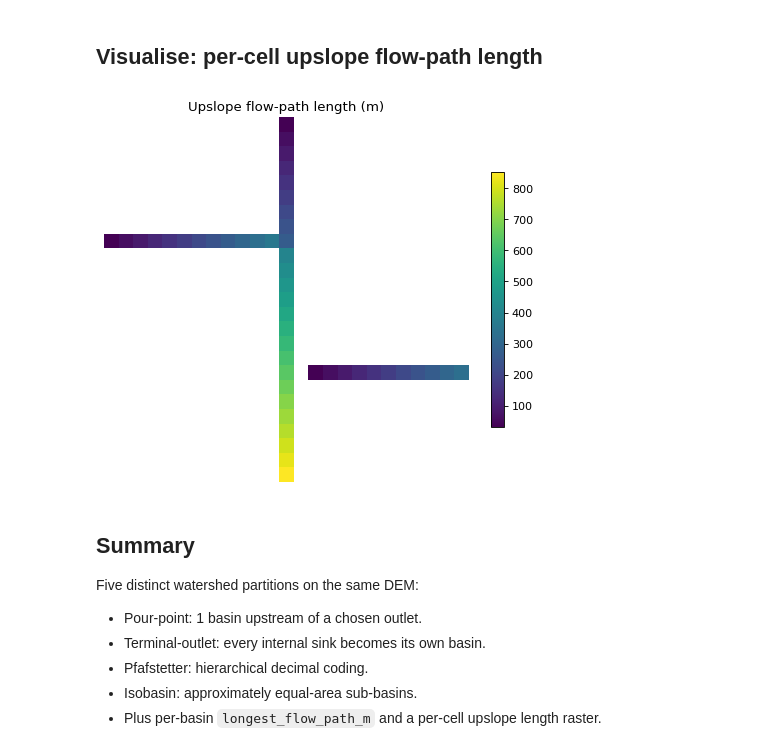
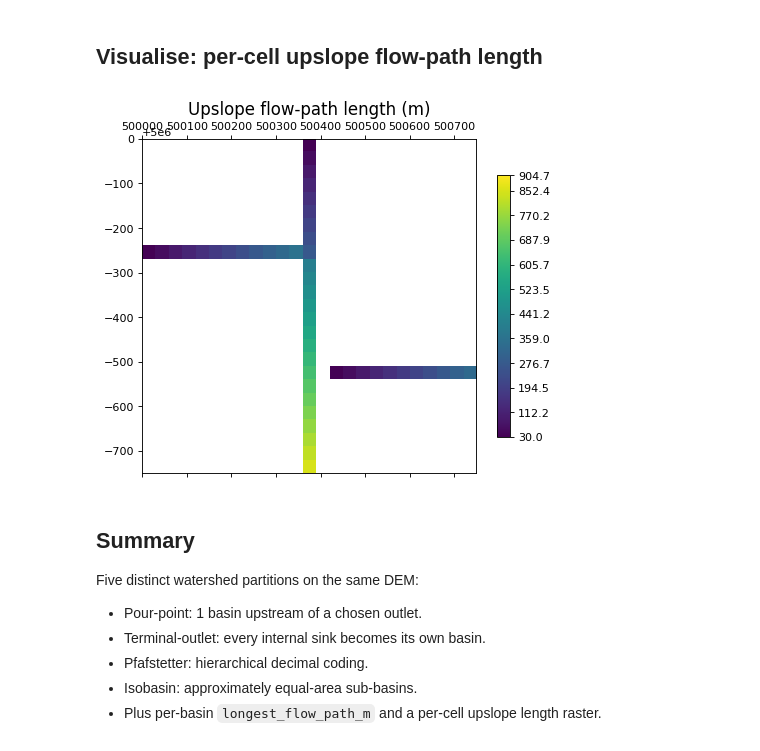
Before and after one commit to serapeum-org/digital-rivers, a Jupyter notebook: docs/examples/02_watershed_analytics.ipynb, the cells around one changed output. Drawn from its saved outputs; the diff is of its cells as text; code cells hidden in the pictures.

```diff
--- a/docs/examples/02_watershed_analytics.ipynb
+++ b/docs/examples/02_watershed_analytics.ipynb
@@ -214,16 +232,18 @@ Mean upslope length:  327.3 m
 ## Visualise: per-cell upslope flow-path length
 # %%
 import matplotlib.pyplot as plt
+import numpy as np
+from pyramids.dataset import Dataset
 
 fig, ax = plt.subplots(figsize=(6, 5))
-show = np.where(ups <= 0, np.nan, ups)
-im = ax.imshow(show, cmap="viridis", origin="upper")
-ax.set_title("Upslope flow-path length (m)"); ax.axis("off")
-fig.colorbar(im, ax=ax, shrink=0.7)
+show = np.where(ups <= 0, np.nan, ups).astype(np.float32)
+Dataset.dataset_like(upslope, show).plot(
+    band=0, ax=ax, title="Upslope flow-path length (m)", cmap="viridis",
+)
 fig.tight_layout()
 plt.show()
 # %% [output]
-[figure, old version]
+[figure, new version]
 # %% [markdown]
 ## Summary
 
```
Also changed, not shown: parts of 5 cells of this notebook, 8 other files.
